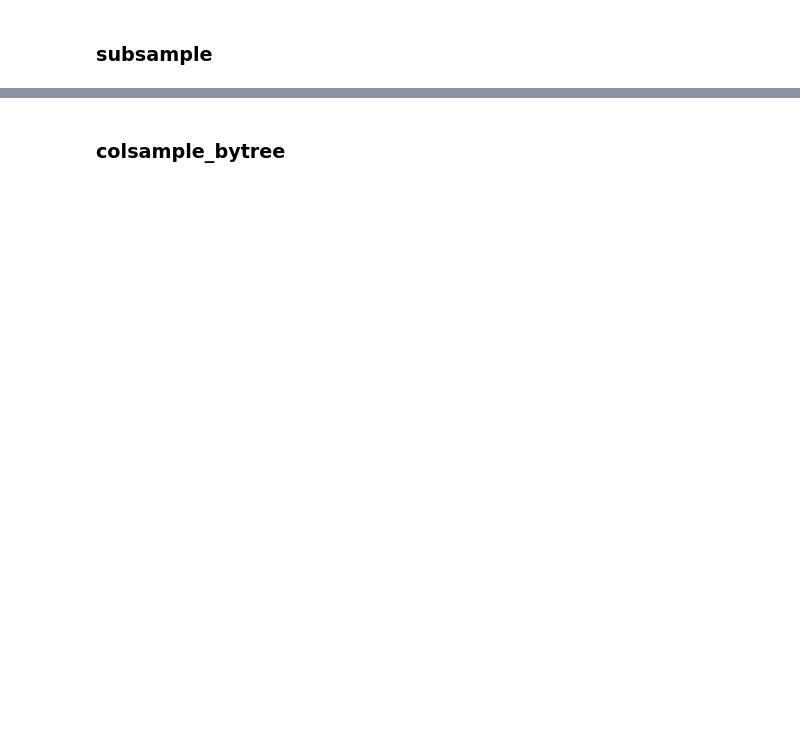
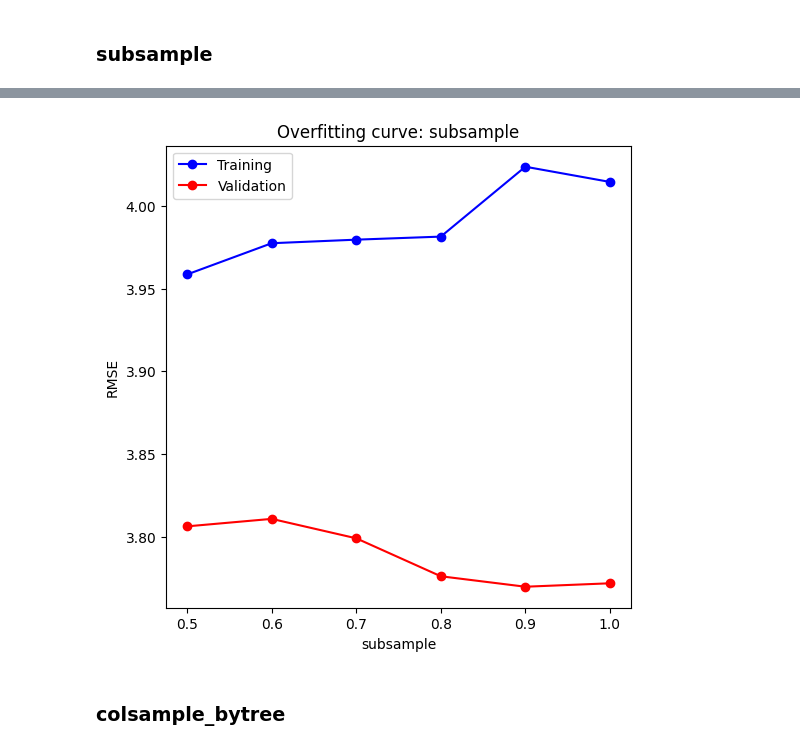
Before and after one commit to krzysikd/Uber_Fare_Prediction, a Jupyter notebook: Uber_Fares_Prediction.ipynb, the cells around one changed output, grey strips where cells are left out. Saved outputs shown, nothing was run; the diff lists cells and outputs as text; code cells hidden in the pictures; blank space fills up the shorter version.

```diff
--- a/Uber_Fares_Prediction.ipynb
+++ b/Uber_Fares_Prediction.ipynb
@@ -815,2 +841,8 @@ standard_params = {
+# %%
+standard_params['learning_rate'] = 0.1
 # %% [markdown]
 ### subsample
+# %%
+%%time
+test_param_and_plot(XGBRegressor, 'subsample', [0.5, 0.6, 0.7, 0.8, 0.9, 1.0], **standard_params)
+# %% [output]
@@ -816,0 +851 @@ standard_params = {
+[figure, added]
```
Also changed, not shown: parts of 24 cells of this notebook.
